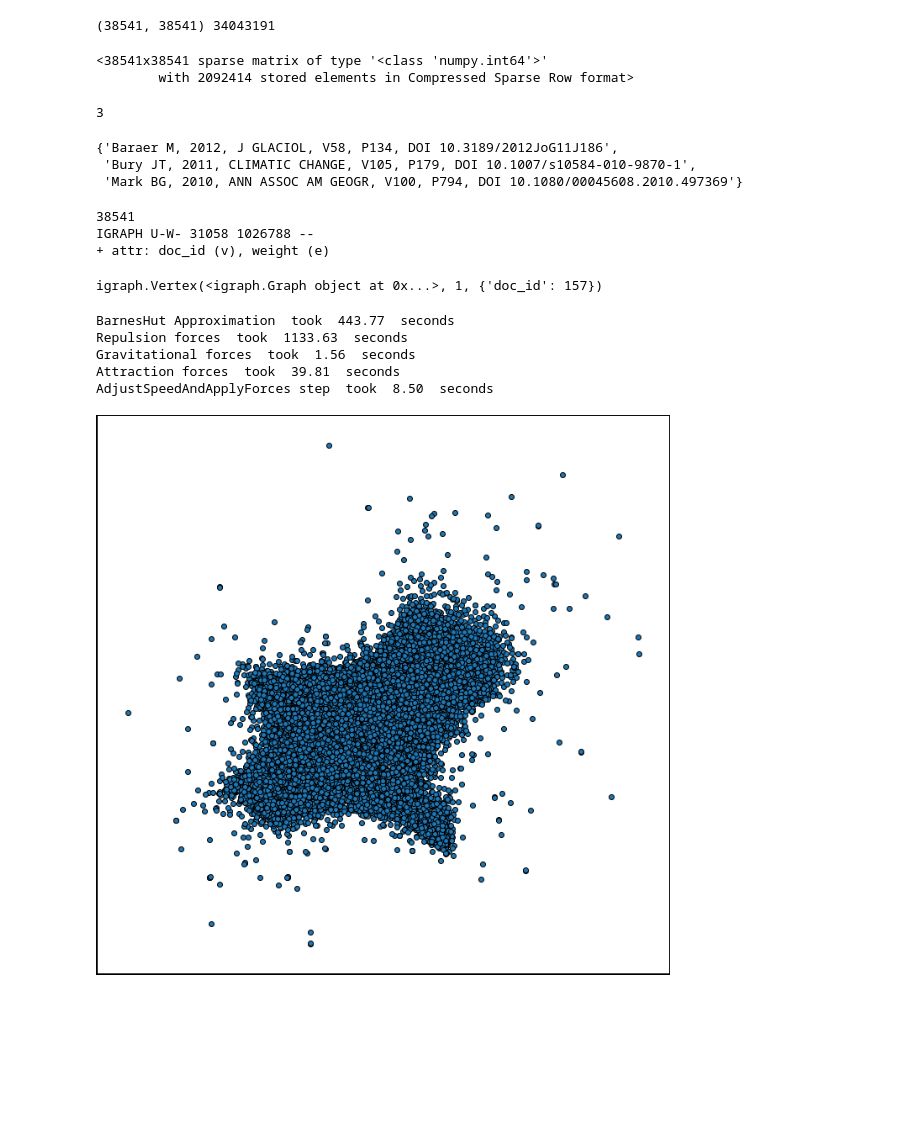
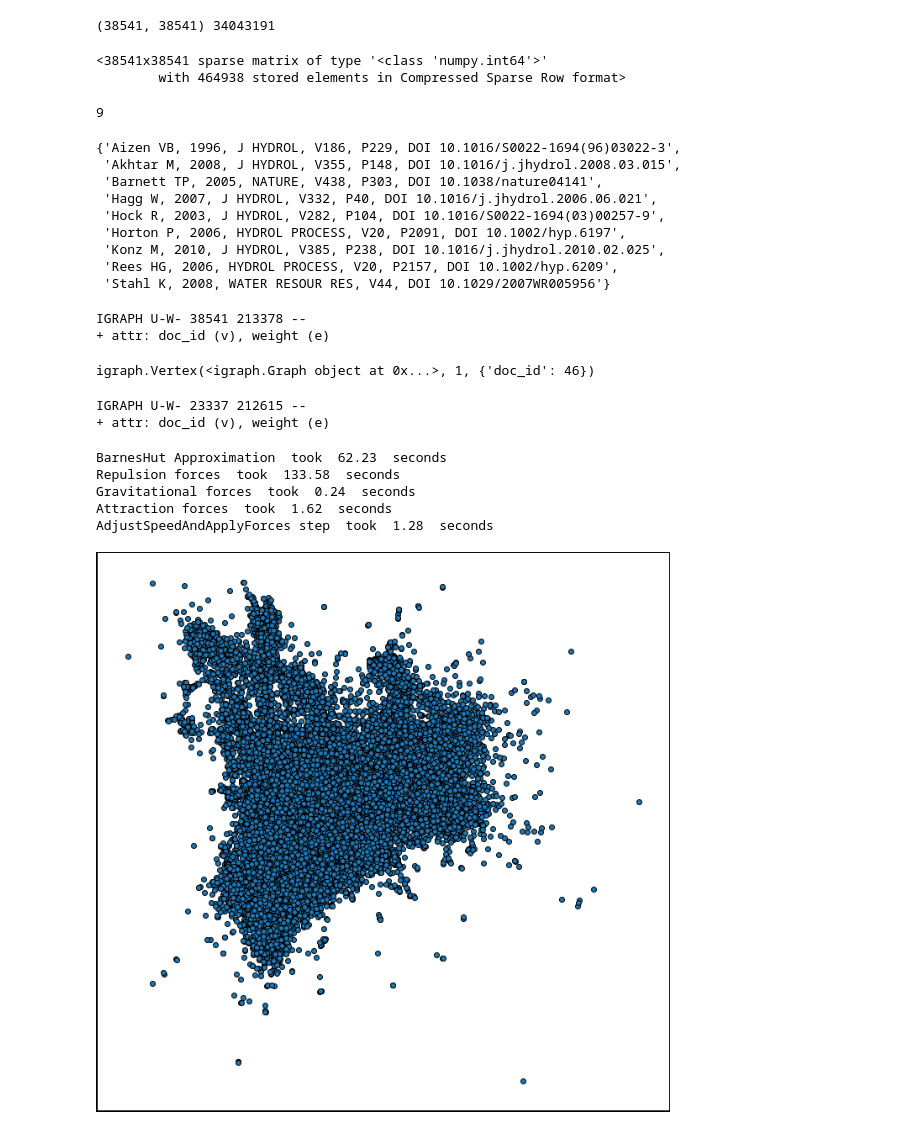
Before and after one commit to mcc-apsis/adaptation-map, a Jupyter notebook: bibliographic_coupling.ipynb, the cells around one changed output. Saved outputs shown, nothing was run; the diff lists cells and outputs as text; code cells hidden in the pictures; blank space fills up the shorter version.

```diff
--- a/bibliographic_coupling.ipynb
+++ b/bibliographic_coupling.ipynb
@@ -10,6 +10,9 @@ import pandas as pd
 import matplotlib.pyplot as plt
 import igraph
 from django.core.management import call_command
+from sklearn.preprocessing import PowerTransformer
+import matplotlib
+#matplotlib.rcParams['lines.markersize']**2*1.5
 
 sys.path.append('/home/galm/software/django/tmv/BasicBrowser/')
 os.environ.setdefault("DJANGO_SETTINGS_MODULE", "BasicBrowser.settings")
@@ -40,16 +43,16 @@ with open(f"citation_data/docnet_revdict_q_{qid}_{sample}.pickle", "rb") as f:
 
 print(Cmat.shape, Cmat.nnz)
 
-# We have a lot of connections! to make this more tractable, I ignore edges with fewer than 3
+# We have a lot of connections! to make this more tractable, I ignore edges with fewer than x
 # references in common
-Cmat.data *= Cmat.data>=3
+Cmat.data *= Cmat.data>=5
 Cmat.eliminate_zeros()
 
 Cmat
 # %% [output]
 (38541, 38541) 34043191
 <38541x38541 sparse matrix of type '<class 'numpy.int64'>'
-        with 2092414 stored elements in Compressed Sparse Row format>
+        with 464938 stored elements in Compressed Sparse Row format>
 # %%
 
 
@@ -63,10 +66,16 @@ bc = find(tril(Cmat,k=-1))
 
 check_cites(bc, rev_m_dict, 1)
 # %% [output]
-3
+9
-{'Baraer M, 2012, J GLACIOL, V58, P134, DOI 10.3189/2012JoG11J186',
- 'Bury JT, 2011, CLIMATIC CHANGE, V105, P179, DOI 10.1007/s10584-010-9870-1',
- 'Mark BG, 2010, ANN ASSOC AM GEOGR, V100, P794, DOI 10.1080/00045608.2010.497369'}
+{'Aizen VB, 1996, J HYDROL, V186, P229, DOI 10.1016/S0022-1694(96)03022-3',
+ 'Akhtar M, 2008, J HYDROL, V355, P148, DOI 10.1016/j.jhydrol.2008.03.015',
+ 'Barnett TP, 2005, NATURE, V438, P303, DOI 10.1038/nature04141',
+ 'Hagg W, 2007, J HYDROL, V332, P40, DOI 10.1016/j.jhydrol.2006.06.021',
+ 'Hock R, 2003, J HYDROL, V282, P104, DOI 10.1016/S0022-1694(03)00257-9',
+ 'Horton P, 2006, HYDROL PROCESS, V20, P2091, DOI 10.1002/hyp.6197',
+ 'Konz M, 2010, J HYDROL, V385, P238, DOI 10.1016/j.jhydrol.2010.02.025',
+ 'Rees HG, 2006, HYDROL PROCESS, V20, P2157, DOI 10.1002/hyp.6209',
+ 'Stahl K, 2008, WATER RESOUR RES, V44, DOI 10.1029/2007WR005956'}
 # %%
 
 def read_network(Cmat, rev_m_dict, doc_ids=None):
@@ -89,29 +98,21 @@ def read_network(Cmat, rev_m_dict, doc_ids=None):
     return g
     pass
 
-
-
-# Set this to the last year we want to include
-max_year = 2020
-min_year = 2007
-
-# We can filter when we read in the network, if we only want to see an early part of the graph
-docs = Doc.objects.filter(pk__in=list(rev_m_dict.values()))#.filter(PY__lte=max_year,PY__gte=min_year)
-doc_ids = docs.values_list('pk',flat=True)
-print(docs.count())
-
 g = read_network(Cmat, rev_m_dict, doc_ids)
-
-g = g.clusters().giant()
 print(g.summary())
 # %% [output]
-38541
-IGRAPH U-W- 31058 1026788 --
+IGRAPH U-W- 38541 213378 --
 + attr: doc_id (v), weight (e)
 # %%
 g.vs[1]
 # %% [output]
-igraph.Vertex(<igraph.Graph object at 0x...>, 1, {'doc_id': 157})
+igraph.Vertex(<igraph.Graph object at 0x...>, 1, {'doc_id': 46})
+# %%
+g = g.clusters().giant()
+print(g.summary())
+# %% [output]
+IGRAPH U-W- 23337 212615 --
++ attr: doc_id (v), weight (e)
 # %%
 from fa2 import ForceAtlas2
 
@@ -138,27 +139,27 @@ forceatlas2 = ForceAtlas2(
 )
 
 positions = forceatlas2.forceatlas2_igraph_layout(
-    g, pos=None, iterations=1000, weight_attr="weight"
+    g, pos=None, iterations=200, weight_attr="weight"
 )
 # %% [output]
-BarnesHut Approximation  took  443.77  seconds
-Repulsion forces  took  1133.63  seconds
-Gravitational forces  took  1.56  seconds
-Attraction forces  took  39.81  seconds
-AdjustSpeedAndApplyForces step  took  8.50  seconds
+BarnesHut Approximation  took  62.23  seconds
+Repulsion forces  took  133.58  seconds
+Gravitational forces  took  0.24  seconds
+Attraction forces  took  1.62  seconds
+AdjustSpeedAndApplyForces step  took  1.28  seconds
 # %%
 fig, ax = plt.subplots(figsize=(12,12),edgecolor="black",frameon=True,linewidth=4)
 
-x = [x[0] for x in positions]
-y = [x[1] for x in positions]
+x,y = zip(*positions)
+
 scatter = ax.scatter(x,y,edgecolor="black")
 
 ax.grid(False)
 ax.axis("off")
 
 plt.show()
 # %% [output]
-[figure, old version]
+[figure, new version]
 # %%
 clusters = g.community_fastgreedy(weights="weight")
 cl = clusters.as_clustering()
```
Also changed, not shown: parts of 7 cells of this notebook, 1 other file.
